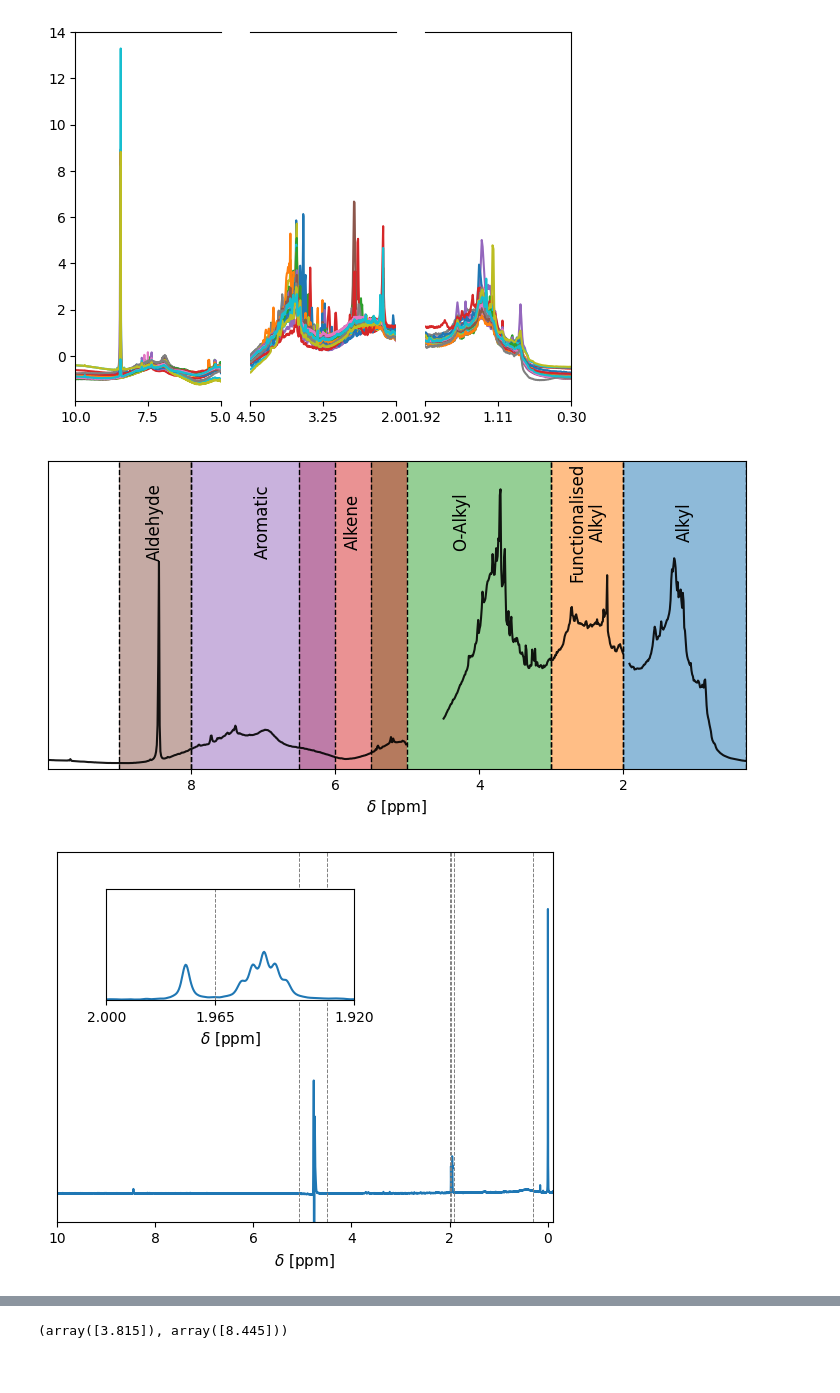
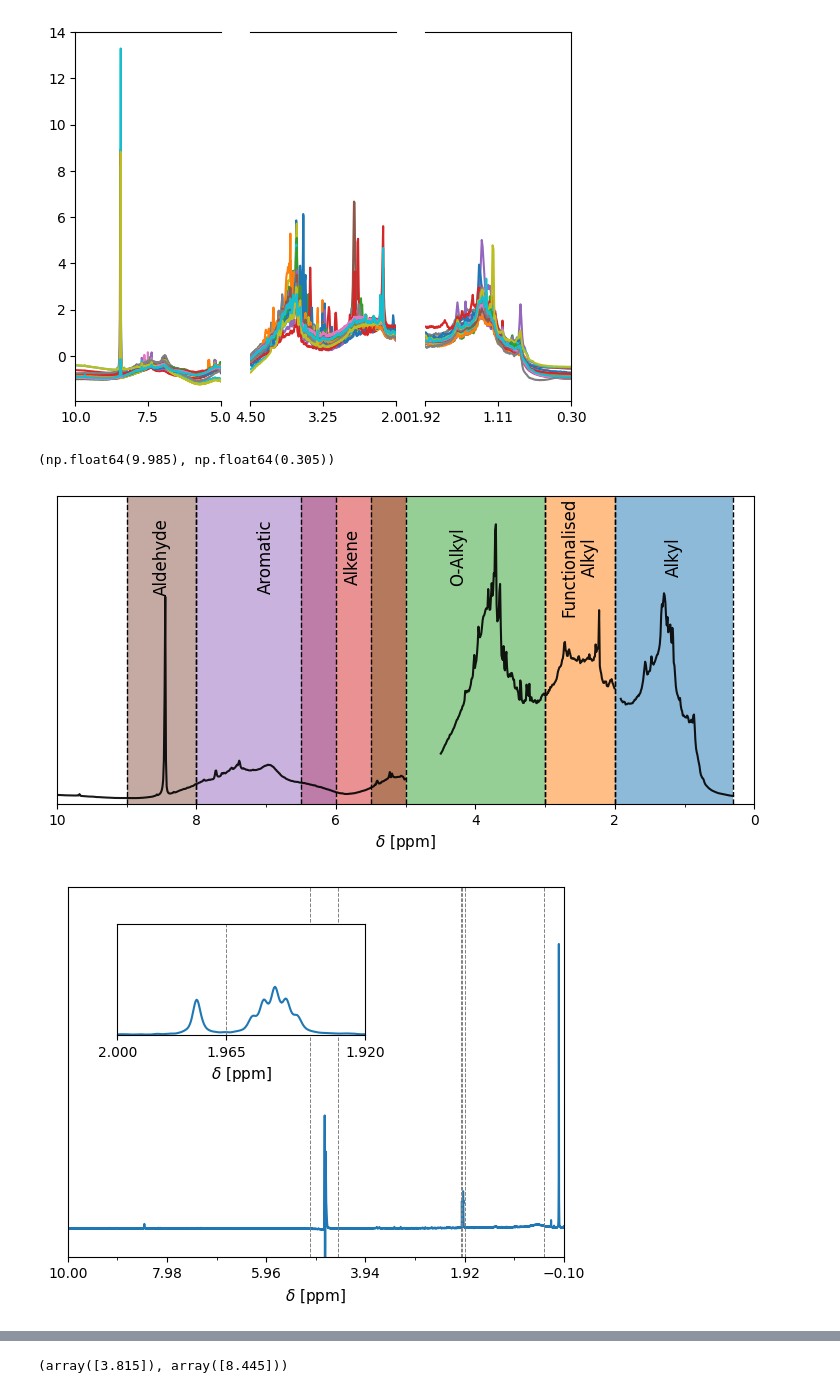
Before and after one commit to polimatt/MChem, a Jupyter notebook: multivariate_analysis/pca_nmr.ipynb, the cells around one changed output, grey strips where cells are left out. Drawn from its saved outputs; the diff is of its cells as text; code cells hidden in the pictures.

```diff
--- a/multivariate_analysis/pca_nmr.ipynb
+++ b/multivariate_analysis/pca_nmr.ipynb
@@ -69,6 +70,23 @@ wetordry_markers = {
     'dry': 'D',
     'wet': 'P'
 }
+
+def add_ticks(ax,axis,mult=.2,no_of_minorticks=1):
+    if axis == 'x':
+        ax_set_ticks = ax.set_xticks
+        lims = ax.get_xlim()
+        lims_range = np.max(lims)-np.min(lims)
+        set_minor_ticks = ax.xaxis.set_minor_locator
+    elif axis == 'y':
+        ax_set_ticks = ax.set_yticks
+        lims = ax.get_ylim()
+        lims_range = np.max(lims)-np.min(lims)
+        set_minor_ticks = ax.yaxis.set_minor_locator
+
+    step = mult*lims_range
+    major_ticks = np.arange(np.min(lims),np.max(lims)+step*.2,step)
+    ax_set_ticks(major_ticks)
+    set_minor_ticks(AutoMinorLocator(no_of_minorticks+1))
 # %%
 path = f"{nmr_data_arc}\\*\\11\\pdata\\*\\integrals.txt"
 integral_files = glob.glob(path)
@@ -183,6 +201,10 @@ broken_plot(ax_snv,ppm,snv,regions_to_exclude)
 [4.5, 2]
 [10, 5]
 [figure]
+# %%
+np.max(ppm),np.min(ppm)
+# %% [output]
+(np.float64(9.985), np.float64(0.305))
 # %%
 avg = np.mean(snv,axis=0)
 
@@ -197,7 +219,7 @@ for r in regions_to_exclude:
 
 fig_avg,ax_avg = plt.subplots(figsize=(9,4))
 ax_avg.plot(ppm_for_plot,avg,c='k',alpha=.9)
-ax_avg.set_xlim(np.max(ppm),np.min(ppm))
+ax_avg.set_xlim(10,0)
 ax_avg.set_title('',fontsize=18)
 ax_avg.set_xlabel('$\\delta$ [ppm]',fontsize=11)
 ax_avg.set_yticks([])
@@ -226,9 +248,12 @@ for r in regions:
     ax_avg.fill_between(regions[r],-1,4,
                         alpha=.5)
 
+add_ticks(ax_avg,'x')
+
+
 fig_avg.savefig(f'plots/avg_nmr_spectrum.svg', dpi = 600, facecolor = '#fff', bbox_inches='tight')
 # %% [output]
-[figure, old version]
+[figure, new version]
 # %%
 buffer_file = 'buffer_spectra/buffer2-2025-01-23.txt'
 
@@ -238,43 +263,32 @@ buff_ppms = np.linspace(24.76679039001465,-15.24729686767541,131072)
 
 cutouts = [0.3,-0.1,1.965,1.92,2,5.07,4.5]
 
 fig_buff,ax_buff = plt.subplots()
 ax_buff.plot(buff_ppms,buff_int)
 ax_buff.set_xlim(10,-.1)
 ax_buff.set_ylim(-.1,1.2)
 
 ax_buff.set_yticklabels([])
 ax_buff.set_yticks([])
 
 ax_buff.set_title('',fontsize=16)
 ax_buff.set_xlabel('$\\delta$ [ppm]',fontsize=11)
 
 # https://matplotlib.org/stable/gallery/subplots_axes_and_figures/zoom_inset_axes.html
 x1, x2, y1, y2 = 2,1.92,0,.3  # subregion of the original image
 axins = ax_buff.inset_axes(
     [.1, 0.6, 0.5, 0.3],
     xlim=(x1, x2), ylim=(y1, y2),yticklabels=[],yticks=[],xticks=[2,1.965,1.92])
 axins.plot(buff_ppms,buff_int)
 
 axins.set_xlabel('$\\delta$ [ppm]',fontsize=11)
 
 for x in cutouts:
     axins.axvline(x,ls='--',c='gray',lw=.7)
     ax_buff.axvline(x,ls='--',c='gray',lw=.7)
 
-# ax_buff.indicate_inset_zoom(axins, edgecolor="black")
-
-# labels = {
-#     'Acetate': [buff_ppms[np.where((buff_ppms<2)&(buff_ppms>1.965))][np.where(buff_int[np.where((buff_ppms<2)&(buff_ppms>1.965))]==np.max(buff_int[np.where((buff_ppms<2)&(buff_ppms>1.965))]))],
-#                 np.max(buff_int[np.where((buff_ppms<2)&(buff_ppms>1.965))])],
-#     # 'Acetate-$d2$': [buff_ppms[np.where((buff_ppms<2)&(buff_ppms>1.965))][np.where(buff_int[np.where((buff_ppms<2)&(buff_ppms>1.965))]==np.max(buff_int[np.where((buff_ppms<2)&(buff_ppms>1.965))]))],
-#     #             np.max(buff_int[np.where((buff_ppms<2)&(buff_ppms>1.965))])]
-# }
-
-# for l in labels:
-#     axins.scatter(*labels[l],marker='|',c='tab:orange',zorder=2)
-#     axins.text(*labels[l],s=l,c='tab:orange',zorder=2,rotation=-45,ha='right',va='baseline')
+add_ticks(ax_buff,'x')
 
 fig_buff.savefig(f'plots/buffer.svg', dpi = 600, facecolor = '#fff', bbox_inches='tight')
 # %% [output]
-[figure, old version]
+[figure, new version]
```
Also changed, not shown: parts of 9 cells of this notebook, 16 other files.
